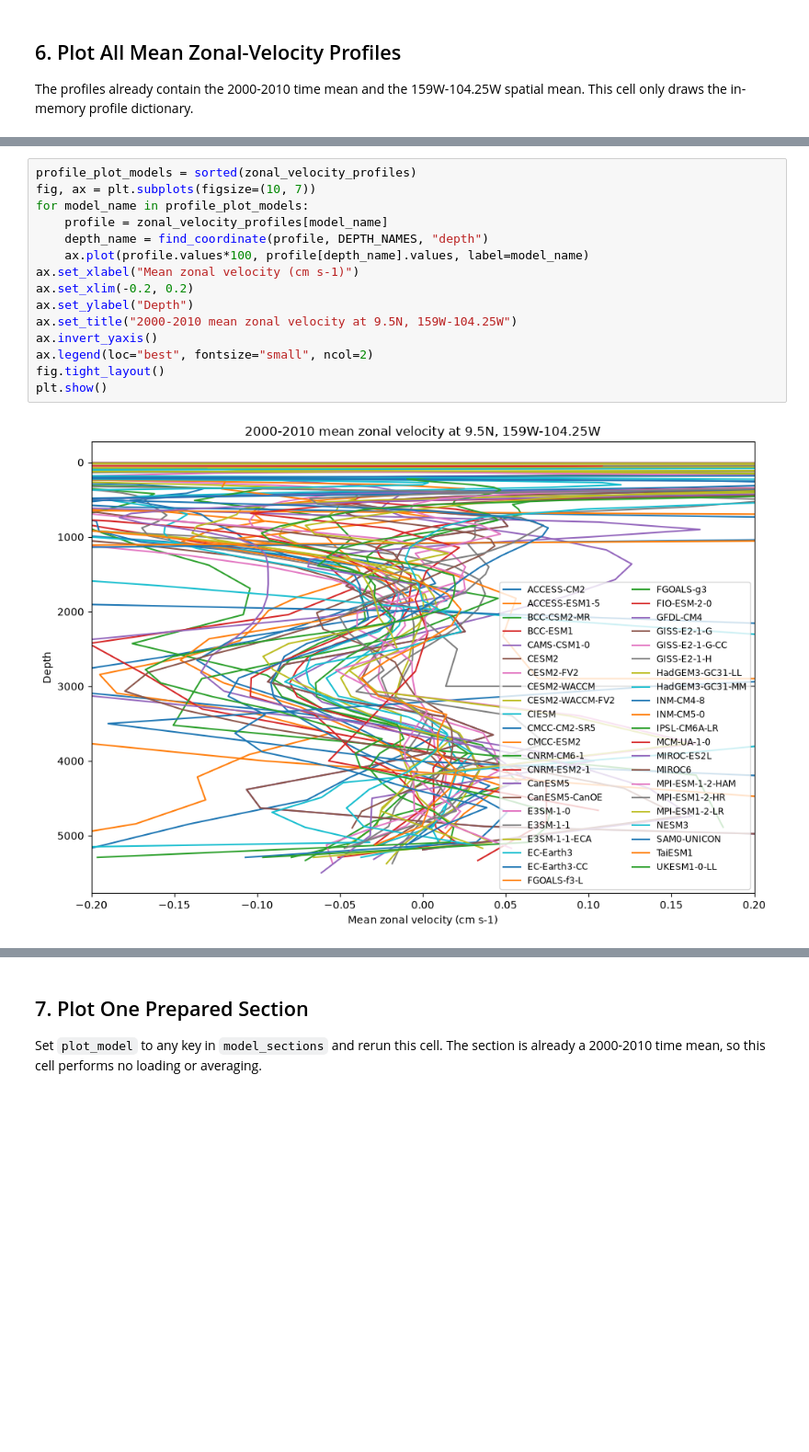
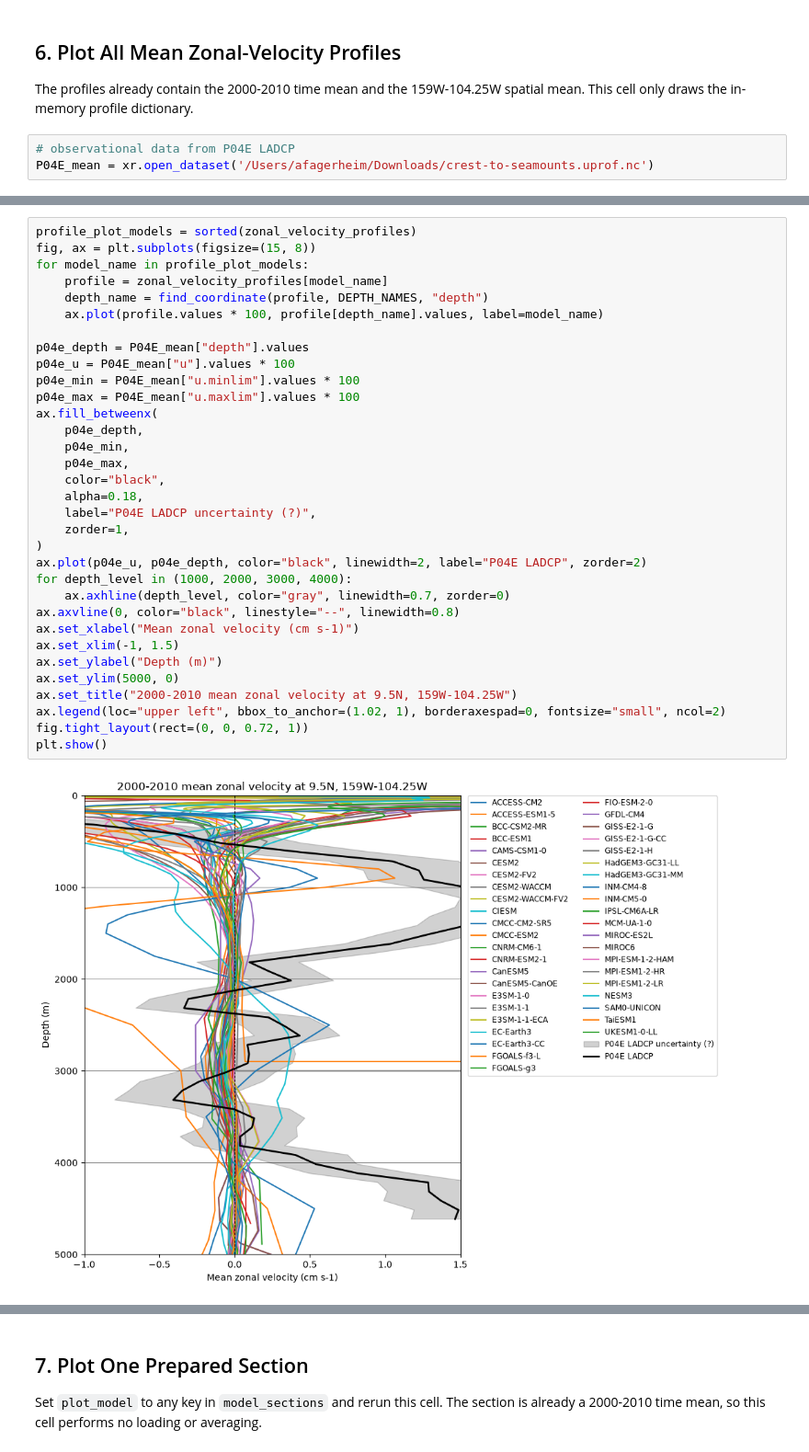
Before and after one commit to ocean-transport/tropical_circ, a Jupyter notebook: u_model_comp.ipynb, the cells around one changed output, grey strips where cells are left out. Shown at 92% size. Drawn from its saved outputs; the diff is of its cells as text; blank space fills up the shorter version.

Commit message:
new u profile model comp

```diff
--- a/u_model_comp.ipynb
+++ b/u_model_comp.ipynb
@@ -324,3 +324,6 @@ Computed 43 in-memory profiles.
 ## 6. Plot All Mean Zonal-Velocity Profiles
 
 The profiles already contain the 2000-2010 time mean and the 159W-104.25W spatial mean. This cell only draws the in-memory profile dictionary.
+# %%
+# observational data from P04E LADCP
+P04E_mean = xr.open_dataset('/Users/afagerheim/Downloads/crest-to-seamounts.uprof.nc')
@@ -327,17 +343,35 @@ The profiles already contain the 2000-2010 time mean and the 159W-104.25W spatia
 # %%
 profile_plot_models = sorted(zonal_velocity_profiles)
-fig, ax = plt.subplots(figsize=(10, 7))
+fig, ax = plt.subplots(figsize=(15, 8))
 for model_name in profile_plot_models:
     profile = zonal_velocity_profiles[model_name]
     depth_name = find_coordinate(profile, DEPTH_NAMES, "depth")
-    ax.plot(profile.values*100, profile[depth_name].values, label=model_name)
+    ax.plot(profile.values * 100, profile[depth_name].values, label=model_name)
+
+p04e_depth = P04E_mean["depth"].values
+p04e_u = P04E_mean["u"].values * 100
+p04e_min = P04E_mean["u.minlim"].values * 100
+p04e_max = P04E_mean["u.maxlim"].values * 100
+ax.fill_betweenx(
+    p04e_depth,
+    p04e_min,
+    p04e_max,
+    color="black",
+    alpha=0.18,
+    label="P04E LADCP uncertainty (?)",
+    zorder=1,
+)
+ax.plot(p04e_u, p04e_depth, color="black", linewidth=2, label="P04E LADCP", zorder=2)
+for depth_level in (1000, 2000, 3000, 4000):
+    ax.axhline(depth_level, color="gray", linewidth=0.7, zorder=0)
+ax.axvline(0, color="black", linestyle="--", linewidth=0.8)
 ax.set_xlabel("Mean zonal velocity (cm s-1)")
-ax.set_xlim(-0.2, 0.2)
-ax.set_ylabel("Depth")
+ax.set_xlim(-1, 1.5)
+ax.set_ylabel("Depth (m)")
+ax.set_ylim(5000, 0)
 ax.set_title("2000-2010 mean zonal velocity at 9.5N, 159W-104.25W")
-ax.invert_yaxis()
-ax.legend(loc="best", fontsize="small", ncol=2)
-fig.tight_layout()
+ax.legend(loc="upper left", bbox_to_anchor=(1.02, 1), borderaxespad=0, fontsize="small", ncol=2)
+fig.tight_layout(rect=(0, 0, 0.72, 1))
 plt.show()
 # %% [output]
-[figure, old version]
+[figure, new version]
```
Also changed, not shown: parts of 4 cells of this notebook.
